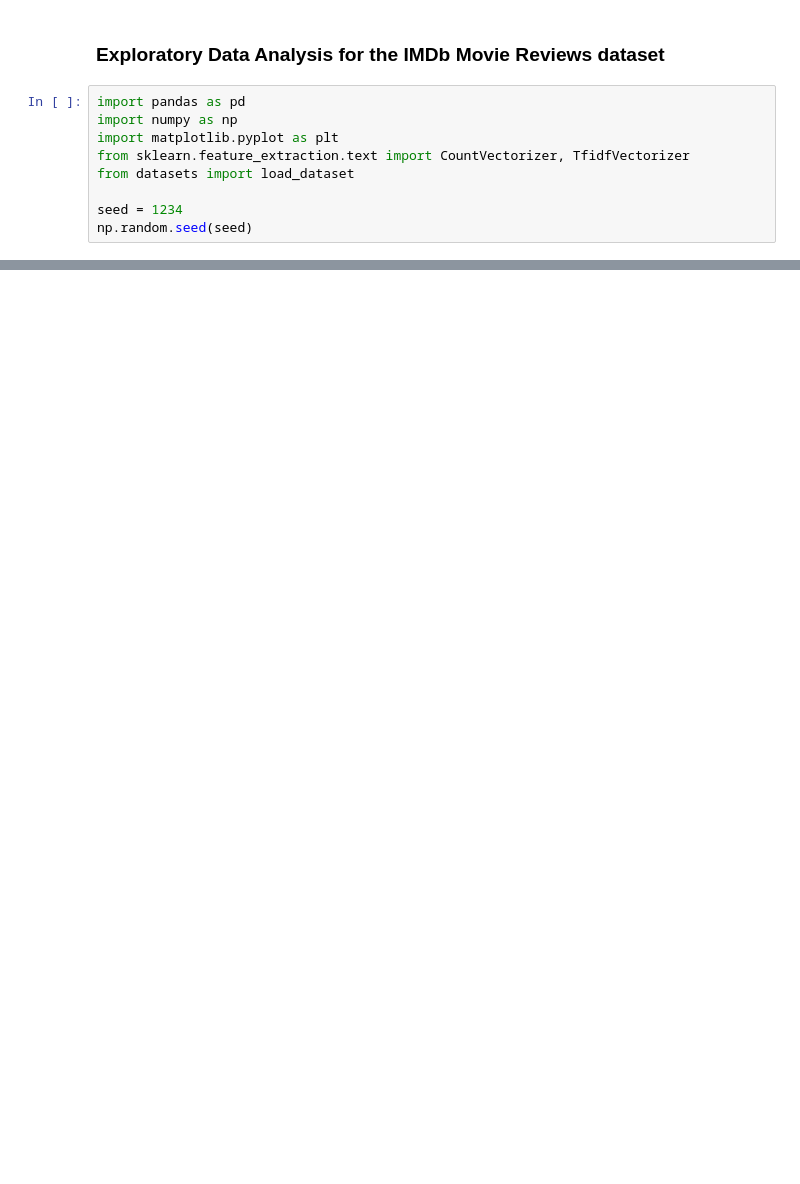
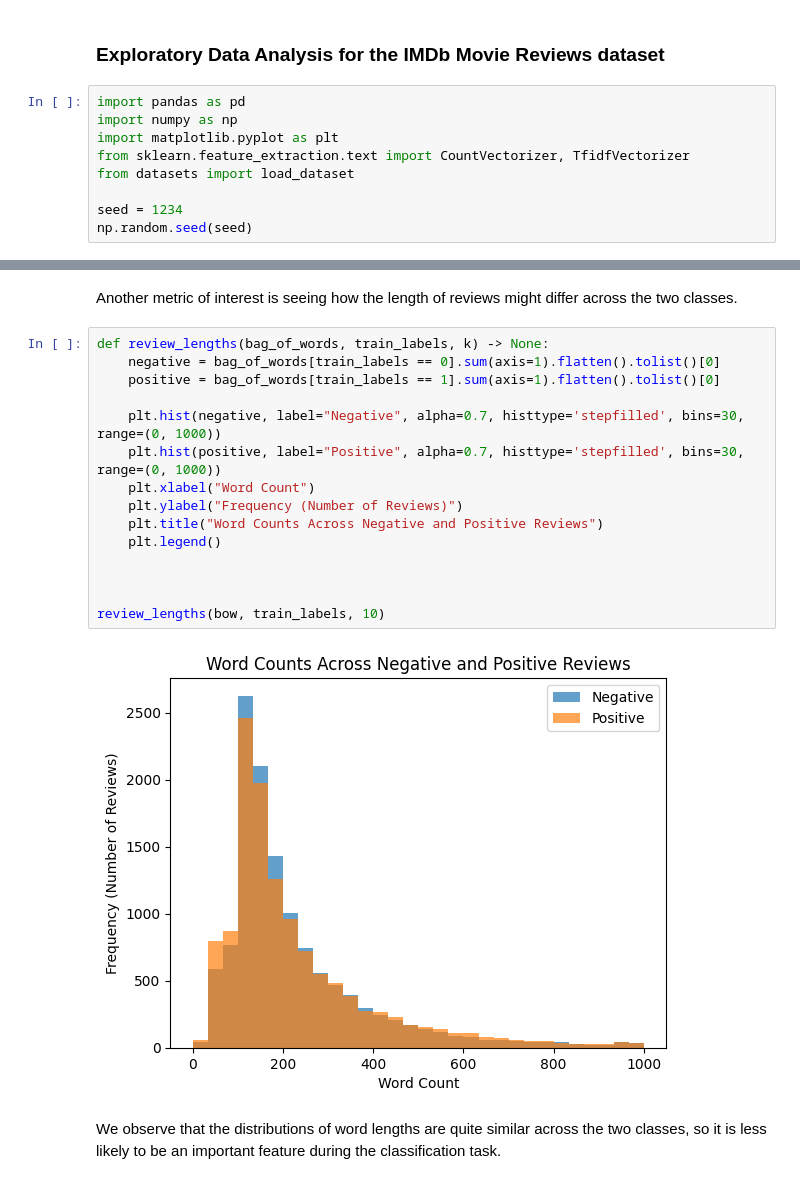
Before and after one commit to codyh587/compsci-178, a Jupyter notebook: data_analysis.ipynb, the cells around one changed output, grey strips where cells are left out. Drawn from its saved outputs; the diff is of its cells as text; blank space fills up the shorter version.

```diff
--- a/data_analysis.ipynb
+++ b/data_analysis.ipynb
@@ -52,0 +51,21 @@ word_frequencies(new_bow, new_vec, 10)
+# %% [markdown]
+Another metric of interest is seeing how the length of reviews might differ across the two classes.
+# %%
+def review_lengths(bag_of_words, train_labels, k) -> None:
+    negative = bag_of_words[train_labels == 0].sum(axis=1).flatten().tolist()[0]
+    positive = bag_of_words[train_labels == 1].sum(axis=1).flatten().tolist()[0]
+
+    plt.hist(negative, label="Negative", alpha=0.7, histtype='stepfilled', bins=30, range=(0, 1000))
+    plt.hist(positive, label="Positive", alpha=0.7, histtype='stepfilled', bins=30, range=(0, 1000))
+    plt.xlabel("Word Count")
+    plt.ylabel("Frequency (Number of Reviews)")
+    plt.title("Word Counts Across Negative and Positive Reviews")
+    plt.legend()
+
+
+
+review_lengths(bow, train_labels, 10)
+# %% [output]
+[figure, added]
+# %% [markdown]
+We observe that the distributions of word lengths are quite similar across the two classes, so it is less likely to be an important feature during the classification task.
```
Also changed, not shown: parts of 3 cells of this notebook, 1 other file.
